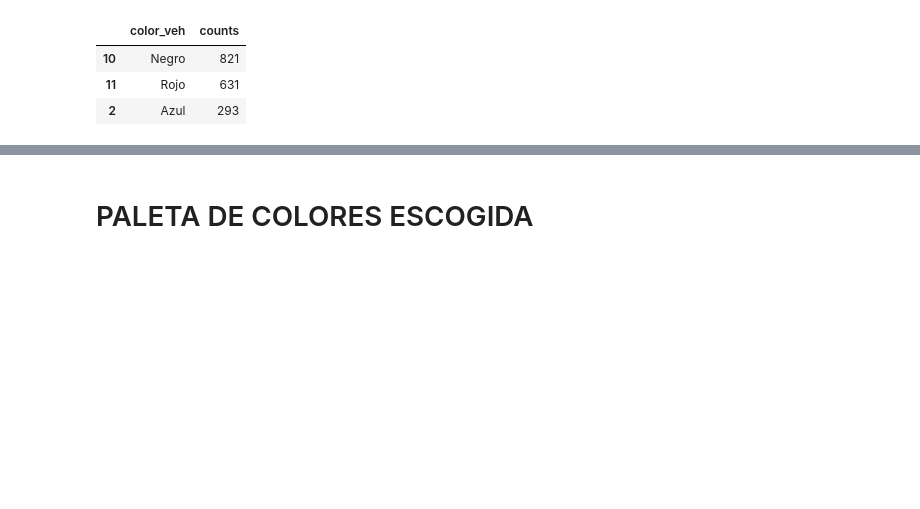
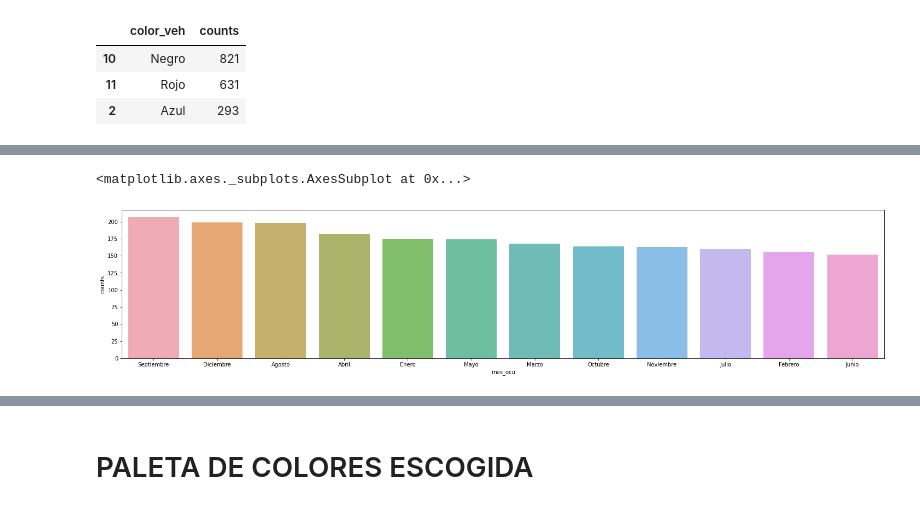
Before and after one commit to gusta257/HDT8_DS, a Jupyter notebook: HDT8.ipynb, the cells around one changed output, grey strips where cells are left out. Cells and saved outputs as stored; diff of their text form; code cells hidden in the pictures; blank space fills up the shorter version.

```diff
--- a/HDT8.ipynb
+++ b/HDT8.ipynb
@@ -128,0 +187,8 @@ dataAcc_Total.groupby('color_veh').size().reset_index(name='counts').sort_values
+# %%
+s = dataAcc_Total.groupby('mes_ocu').size().reset_index(name='counts').sort_values(ascending=False, by=['counts'])
+fig_dims = (25, 5)
+fig, ax = plt.subplots(figsize=fig_dims)
+sns.barplot(s.mes_ocu, s.counts, alpha=0.8, ax=ax)
+# %% [output]
+<matplotlib.axes._subplots.AxesSubplot at 0x...>
+[figure, added]
```
Also changed, not shown: parts of 12 cells of this notebook.
